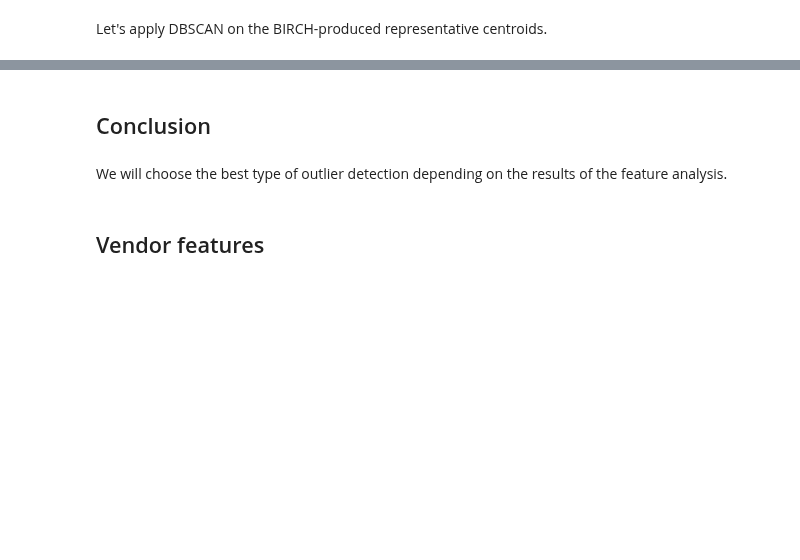
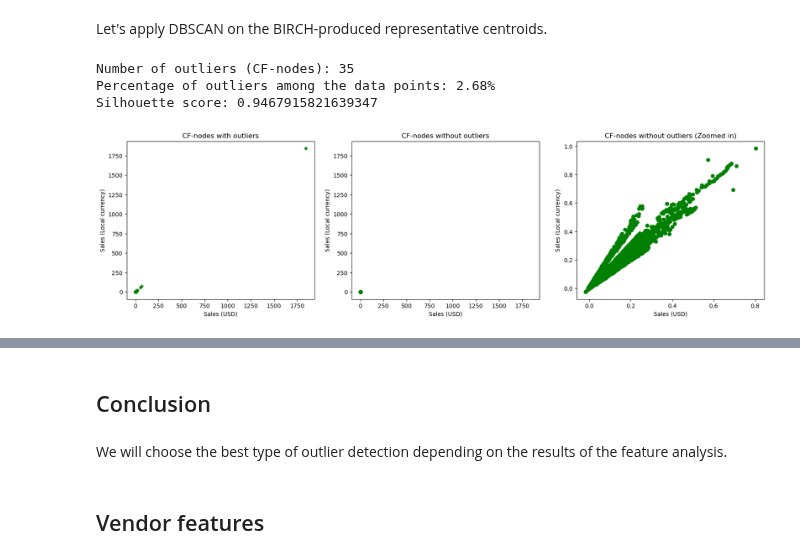
Before and after one commit to adettori/Data-Mining-DM-2020-project, a Jupyter notebook: dm2020-2-task1.ipynb, the cells around one changed output, grey strips where cells are left out. Drawn from its saved outputs; the diff is of its cells as text; code cells hidden in the pictures; blank space fills up the shorter version.

```diff
--- a/dm2020-2-task1.ipynb
+++ b/dm2020-2-task1.ipynb
@@ -931,62 +993,42 @@ outlier_brc_df = centers_brc_df.loc[centers_brc_df["Outlier"] == 1]
 centers_brc_df_wo_out = centers_brc_df.loc[centers_brc_df["Outlier"] == 0]
 
 outlier_count = list(dbscan.labels_).count(-1)
-print(f"Number of outliers (BIRCH): {outlier_count}")
+print(f"Number of outliers (CF-nodes): {outlier_count}")
 print(f"Percentage of outliers among the data points: {outlier_count/centers_brc_df.shape[0]*100:3.2f}%")
 print(f"Silhouette score: {silhouette_score(centers_brc_df, dbscan.labels_)}")
-print(f"Number of clusters: {len(np.unique(dbscan.labels_))}")
+# %% [output]
+Number of outliers (CF-nodes): 35
+Percentage of outliers among the data points: 2.68%
+Silhouette score: 0.9467915821639347
 # %%
-fig = plt.figure(figsize=(20, 10))
-fig_dims = (2, 3)
+fig = plt.figure(figsize=(20, 5))
+fig_dims = (1, 3)
 fig.subplots_adjust(hspace=0.2, wspace=0.2)
 
 plt.subplot2grid(fig_dims, (0, 0))
-plt.title("Sampled dataset with outliers")
+plt.title("CF-nodes with outliers")
 init_axes = \
     plt.scatter(centers_brc_df[0], centers_brc_df[1],
                 color="g", marker='*', label='Standard').axes
 plt.xlabel("Sales (USD)")
 plt.ylabel("Sales (Local currency)")
 
 plt.subplot2grid(fig_dims, (0, 1))
-plt.title("Sampled dataset without outliers")
+plt.title("CF-nodes without outliers")
 plt.scatter(centers_brc_df_wo_out[0], centers_brc_df_wo_out[1], color="g")
 #Keep the same axis size for all the subplots
 plt.xlim(min(init_axes.viewLim.intervalx), max(init_axes.viewLim.intervalx))
 plt.ylim(min(init_axes.viewLim.intervaly), max(init_axes.viewLim.intervaly))
 plt.xlabel("Sales (USD)")
 plt.ylabel("Sales (Local currency)")
 
 plt.subplot2grid(fig_dims, (0, 2))
-plt.title("Outliers")
-plt.scatter(outlier_brc_df[0], outlier_brc_df[1], color="r")
-plt.xlim(min(init_axes.viewLim.intervalx), max(init_axes.viewLim.intervalx))
-plt.ylim(min(init_axes.viewLim.intervaly), max(init_axes.viewLim.intervaly))
-plt.xlabel("Sales (USD)")
-plt.ylabel("Sales (Local currency)")
-
-plt.subplot2grid(fig_dims, (1, 1))
-plt.title("Sampled dataset without outliers (Zoomed in)")
+plt.title("CF-nodes without outliers (Zoomed in)")
 init_axes2 = plt.scatter(centers_brc_df_wo_out[0], centers_brc_df_wo_out[1], color="g").axes
 plt.xlabel("Sales (USD)")
 plt.ylabel("Sales (Local currency)")
 
-plt.subplot2grid(fig_dims, (1, 0))
-plt.title("Sampled dataset with outliers (Zoomed in)")
-plt.scatter(centers_brc_df_wo_out[0], centers_brc_df_wo_out[1], color="g")
-plt.scatter(outlier_brc_df[0], outlier_brc_df[1], color="r")
-plt.xlim(0, 100)
-plt.ylim(0, 250)
-plt.xlabel("Sales (USD)")
-plt.ylabel("Sales (Local currency)")
-
-plt.subplot2grid(fig_dims, (1, 2))
-plt.title("Outliers (Zoomed in)")
-plt.scatter(outlier_brc_df[0], outlier_brc_df[1], color="r")
-plt.xlim(0, 100)
-plt.ylim(0, 250)
-plt.xlabel("Sales (USD)")
-plt.ylabel("Sales (Local currency)")
-
 plt.show()
+# %% [output]
+[figure, added]
 # %%
```
Also changed, not shown: parts of 46 cells of this notebook.
